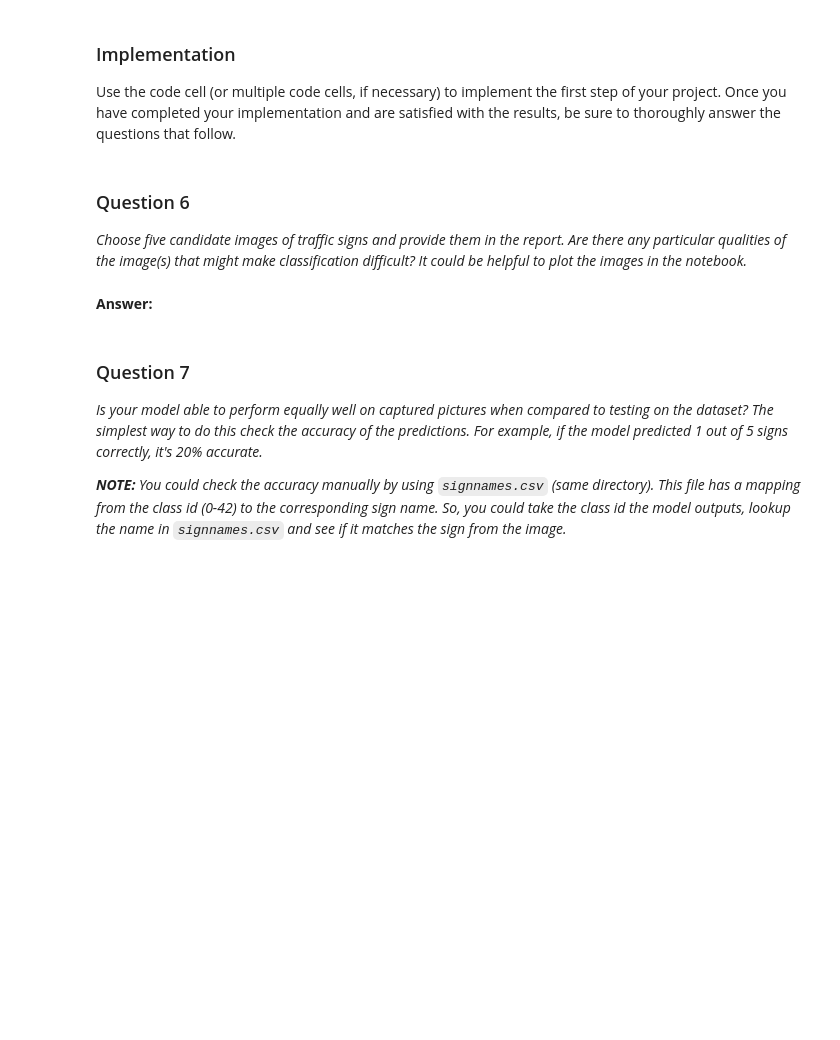
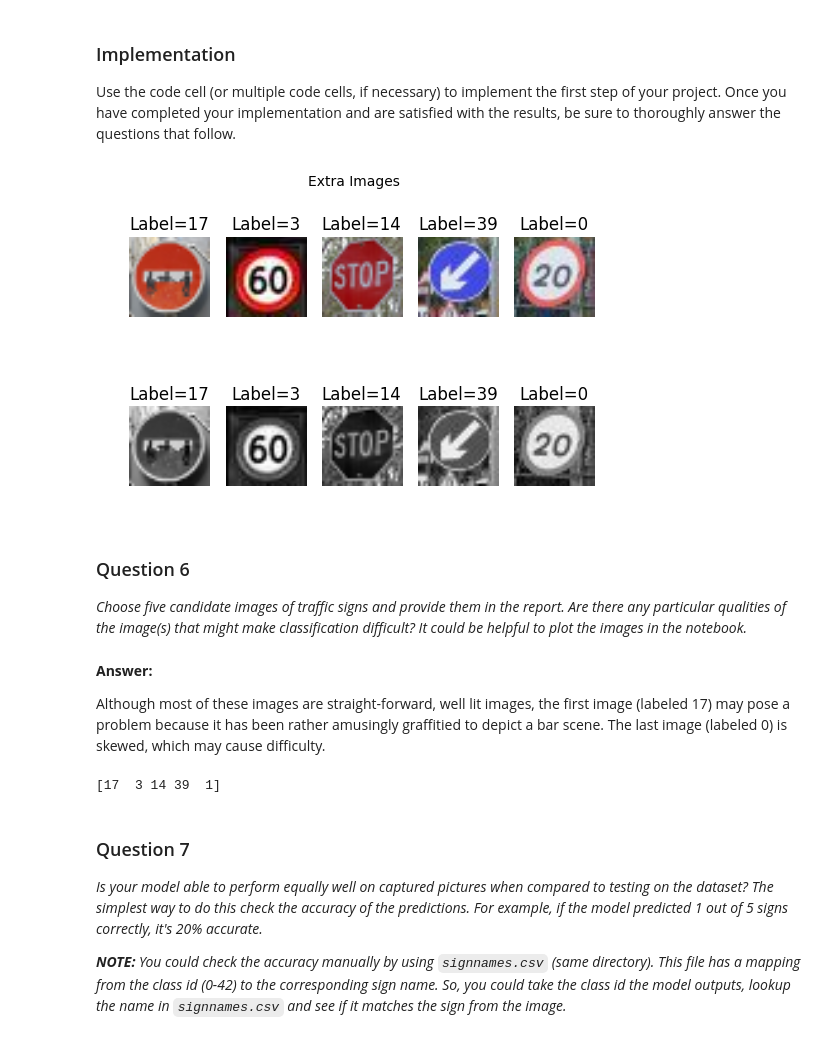
Before and after one commit to evenator/CarND-Traffic-Sign-Classifier-Project, a Jupyter notebook: Traffic_Sign_Classifier.ipynb, the cells around one changed output. Drawn from its saved outputs; the diff is of its cells as text; code cells hidden in the pictures; blank space fills up the shorter version.

```diff
--- a/Traffic_Sign_Classifier.ipynb
+++ b/Traffic_Sign_Classifier.ipynb
@@ -386,12 +391,63 @@ Use the code cell (or multiple code cells, if necessary) to implement the first
+# %%
+### Load the images and plot them here.
+### Feel free to use as many code cells as needed.
+import numpy as np
+import os
+import scipy.ndimage
+import matplotlib.pyplot as plt
+# Visualizations will be shown in the notebook.
+%matplotlib inline
+sign_files = os.listdir('signs')
+X_extra = list()
+y_extra = list()
+for file_name in sign_files:
+    label = int(file_name.split('.')[0])
+    img = scipy.ndimage.imread('signs/' + file_name, mode='RGB')
+    X_extra.append(img)
+    y_extra.append(label)
+X_extra = np.stack(X_extra)
+y_extra = np.array(y_extra)
+
+plt.figure().suptitle('Extra Images')
+for i in range(len(y_extra)):
+    first_img = X_extra[i,:,:,:]
+    plt.subplot(2, 5, i+1)
+    plt.title("Label={}".format(y_extra[i]))
+    plt.imshow(first_img)
+    plt.axis('off')
+
+X_extra_preprocess = PreProcess(X_extra)
+
+for i in range(len(y_extra)):
+    first_img = X_extra_preprocess[i,:,:,:]
+    plt.subplot(2, 5, i+6)
+    plt.title("Label={}".format(y_extra[i]))
+    plt.imshow(np.squeeze(first_img), cmap='gray')
+    plt.axis('off')
+# %% [output]
+[figure, added]
 # %% [markdown]
 ### Question 6
 
 _Choose five candidate images of traffic signs and provide them in the report. Are there any particular qualities of the image(s) that might make classification difficult? It could be helpful to plot the images in the notebook._
-# %% [markdown]
-**Answer:**
+# %% [markdown]
+**Answer:**
+
+Although most of these images are straight-forward, well lit images, the first image (labeled 17) may pose a problem because it has been rather amusingly graffitied to depict a bar scene. The last image (labeled 0) is skewed, which may cause difficulty.
 # %%
 ### Run the predictions here.
 ### Feel free to use as many code cells as needed.
+import tensorflow as tf
+
+label = tf.argmax(logits, 1)
+
+with tf.Session() as sess:
+    saver = tf.train.Saver()
+    saver.restore(sess, os.path.abspath('mynet.ckpt'))
+    labels = sess.run(label, feed_dict={x: X_extra_preprocess})
+print(labels)
+# %% [output]
+[17  3 14 39  1]
 # %% [markdown]
 ### Question 7
 
```
Also changed, not shown: parts of 9 cells of this notebook.
